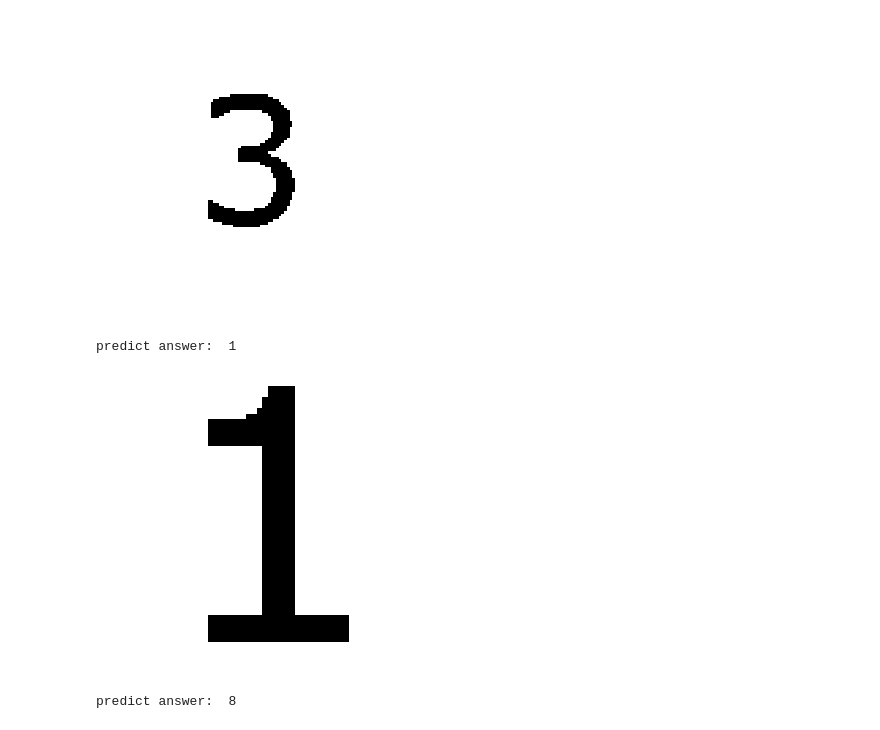
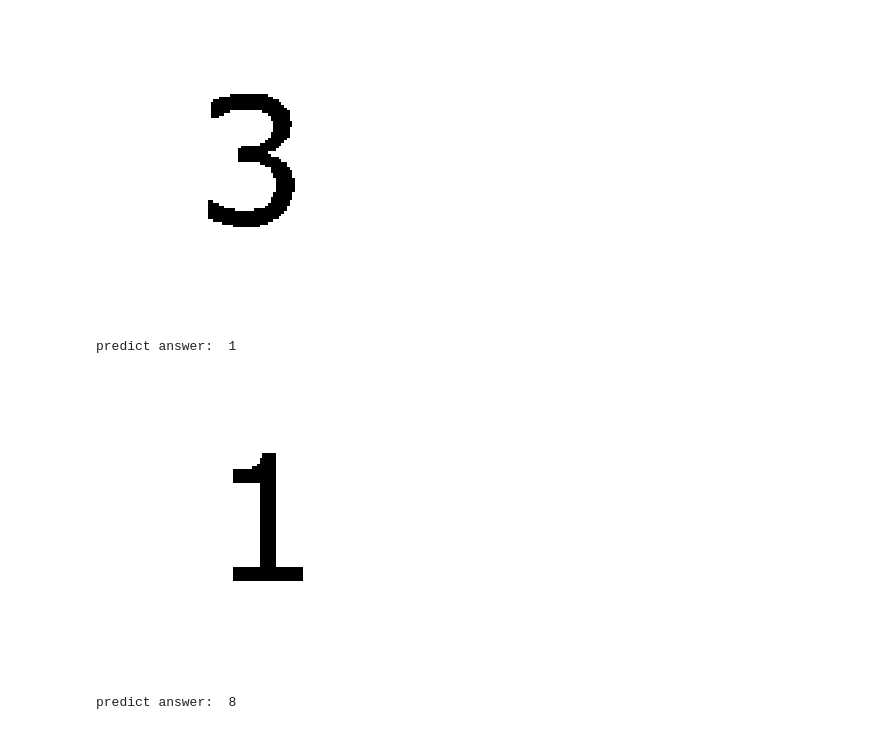
Before and after one commit to aichizokkoku/sudoku, a Jupyter notebook: tesseract_ocr.ipynb, the cells around one changed output. Cells and saved outputs as stored; diff of their text form; code cells hidden in the pictures.

```diff
--- a/tesseract_ocr.ipynb
+++ b/tesseract_ocr.ipynb
@@ -111,23 +111,23 @@ print("predict answer: ", txt)
 predict answer:  3
 [figure]
 # %%
-filenameex = "img25.png"
+filenameex = "img25a.png"
 
 img = cv2.imread(filenameex)
 img = cv2.cvtColor(img, cv2.COLOR_BGR2RGB)
 plt.figure(figsize=(5,5))
 plt.axis("off")
 plt.imshow(img)
 
 txt = tool.image_to_string(
     Image.open(filenameex),
     lang="eng",
     builder=pyocr.builders.TextBuilder(tesseract_layout=6)
 )
 print("predict answer: ", txt)
 # %% [output]
 predict answer:  1
-[figure, old version]
+[figure, new version]
 # %%
 filenameex = "img17a.png"
 
```
